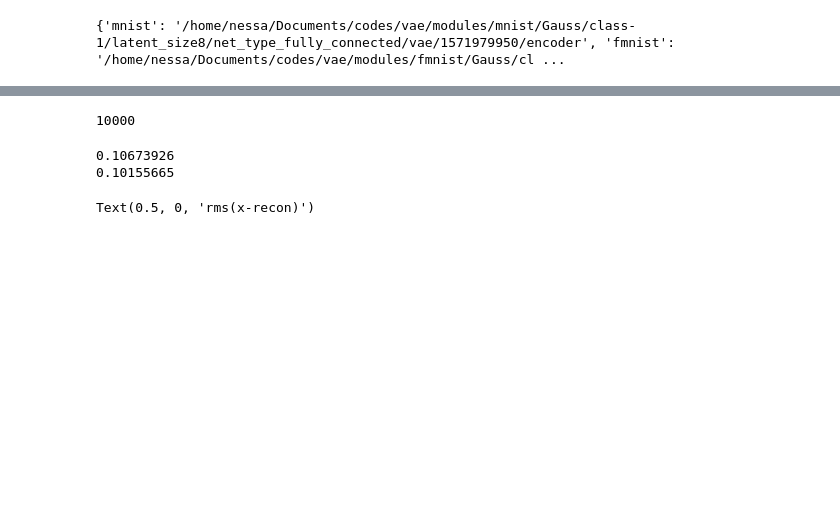
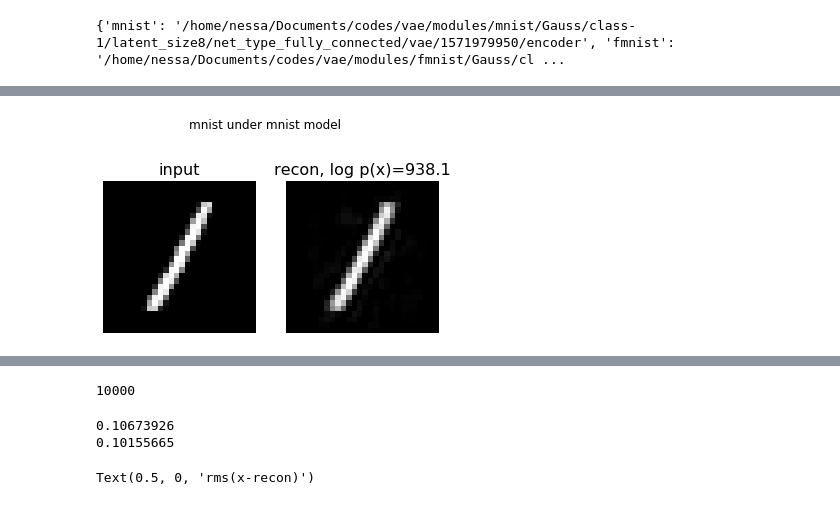
Before and after one commit to VMBoehm/vae, a Jupyter notebook: notebooks/CheckDataConsistency.ipynb, the cells around one changed output, grey strips where cells are left out. Drawn from its saved outputs; the diff is of its cells as text; code cells hidden in the pictures; blank space fills up the shorter version.

```diff
--- a/notebooks/CheckDataConsistency.ipynb
+++ b/notebooks/CheckDataConsistency.ipynb
@@ -195,0 +223,97 @@ print(data_test['mnist'][0].shape)
+# %%
+a = np.random.randint(low=0,high=10000)
+losses =[]
+for ii in range(10000):
+    _, loss_ = sess.run([opt_op_MAP1,loss1], feed_dict={data1test:data_test['mnist'][a],data2test:data_test['fmnist'][a],datatype:'mnist'})
+    losses.append(loss_)
+    if ii%1000==0:
+        print(loss_)
+
+plt.plot(np.convolve(np.asarray(losses)[:,0],np.ones((100))/100., mode='valid'),label='loss')
+
+fwd_MAP,laplace = sess.run([fwd_pass1,lap1], feed_dict={data1test:data_test['mnist'][a],data2test:data_test['fmnist'][a],datatype:'mnist'})
+plt.suptitle('mnist under mnist model')
+plt.subplot(1,2,1)
+plt.title('input')
+plt.imshow(data_test['mnist'][a].reshape(28,28),cmap='gray',vmin=0, vmax=1)
+plt.axis('off')
+plt.subplot(1,2,2)
+plt.title('recon, log p(x)=%.1f'%np.sum(laplace))
+plt.imshow(fwd_MAP[0].reshape(28,28),cmap='gray',vmin=0, vmax=1)
+plt.axis('off')
+plt.show()
+
+print(laplace, np.sum(laplace))
+
+sess.run(MAP_reset)
+losses =[]
+for ii in range(10000):
+    _, loss_ = sess.run([opt_op_MAP1,loss1], feed_dict={data1test:data_test['mnist'][a],data2test:data_test['fmnist'][a],datatype:'fmnist'})
+    losses.append(loss_)
+    if ii%1000==0:
+        print(loss_)
+
+plt.plot(np.convolve(np.asarray(losses)[:,0],np.ones((100))/100., mode='valid'),label='loss')
+
+fwd_MAP,laplace = sess.run([fwd_pass1,lap1], feed_dict={data1test:data_test['mnist'][a],data2test:data_test['fmnist'][a],datatype:'fmnist'})
+
+plt.suptitle('fmnist under mnist model')
+plt.subplot(1,2,1)
+plt.imshow(data_test['fmnist'][a].reshape(28,28),cmap='gray',vmin=0, vmax=1)
+plt.axis('off')
+plt.subplot(1,2,2)
+plt.title('recon, log p(x)=%.1f'%np.sum(laplace))
+plt.imshow(fwd_MAP[0].reshape(28,28),cmap='gray',vmin=0, vmax=1)
+plt.axis('off')
+plt.show()
+
+print(laplace, np.sum(laplace))
+
+sess.run(MAP_reset)
+
+losses =[]
+for ii in range(10000):
+    _, loss_ = sess.run([opt_op_MAP2,loss2], feed_dict={data1test:data_test['mnist'][a],data2test:data_test['fmnist'][a],datatype:'fmnist'})
+    losses.append(loss_)
+    if ii%1000==0:
+        print(loss_)
+
+plt.plot(np.convolve(np.asarray(losses)[:,0],np.ones((100))/100., mode='valid'),label='loss')
+
+fwd_MAP,laplace = sess.run([fwd_pass2,lap2], feed_dict={data1test:data_test['mnist'][a],data2test:data_test['fmnist'][a],datatype:'fmnist'})
+
+plt.suptitle('fmnist under fmnist model')
+plt.subplot(1,2,1)
+plt.imshow(data_test['fmnist'][a].reshape(28,28),cmap='gray',vmin=0, vmax=1)
+plt.axis('off')
+plt.subplot(1,2,2)
+plt.title('recon, log p(x)=%.1f'%np.sum(laplace))
+plt.imshow(fwd_MAP[0].reshape(28,28),cmap='gray',vmin=0, vmax=1)
+plt.axis('off')
+plt.show()
+
+print(laplace, np.sum(laplace))
+
+sess.run(MAP_reset)
+losses =[]
+for ii in range(10000):
+    _, loss_ = sess.run([opt_op_MAP2,loss2], feed_dict={data1test:data_test['mnist'][a],data2test:data_test['fmnist'][a],datatype:'mnist'})
+    losses.append(loss_)
+    if ii%1000==0:
+        print(loss_)
+
+plt.plot(np.convolve(np.asarray(losses)[:,0],np.ones((100))/100., mode='valid'),label='loss')
+
+fwd_MAP,laplace = sess.run([fwd_pass2,lap2], feed_dict={data1test:data_test['mnist'][a],data2test:data_test['fmnist'][a],datatype:'mnist'})
+plt.suptitle('mnist under fmnist model')
+plt.subplot(1,2,1)
+plt.imshow(data_test['mnist'][a].reshape(28,28),cmap='gray',vmin=0, vmax=1)
+plt.axis('off')
+plt.subplot(1,2,2)
+plt.title('recon, log p(x)=%.1f'%np.sum(laplace))
+plt.imshow(fwd_MAP[0].reshape(28,28),cmap='gray',vmin=0, vmax=1)
+plt.axis('off')
+plt.show()
+
+print(laplace, np.sum(laplace))
+# %% [output]
@@ -195,0 +330 @@ print(data_test['mnist'][0].shape)
+[figure, added]
```
Also changed, not shown: parts of 12 cells of this notebook.
